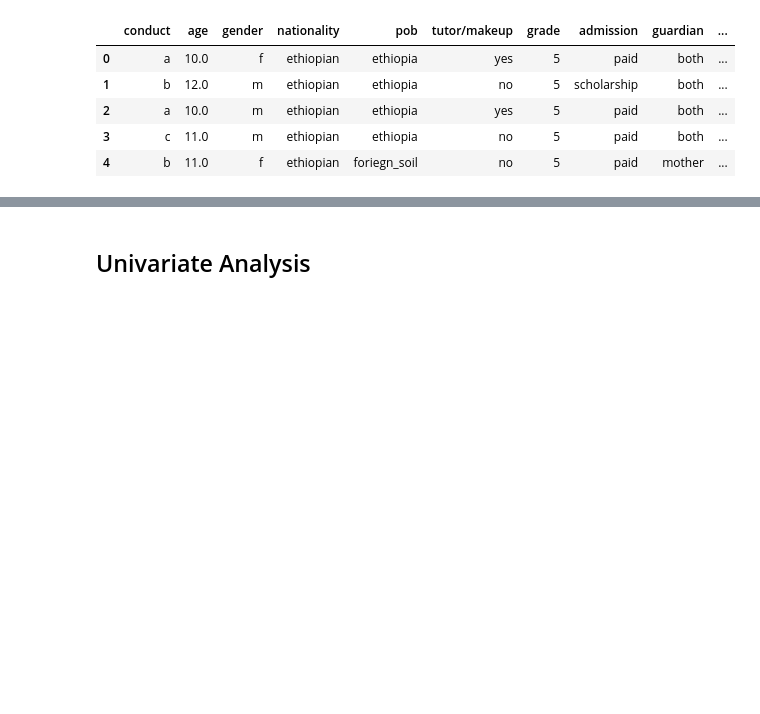
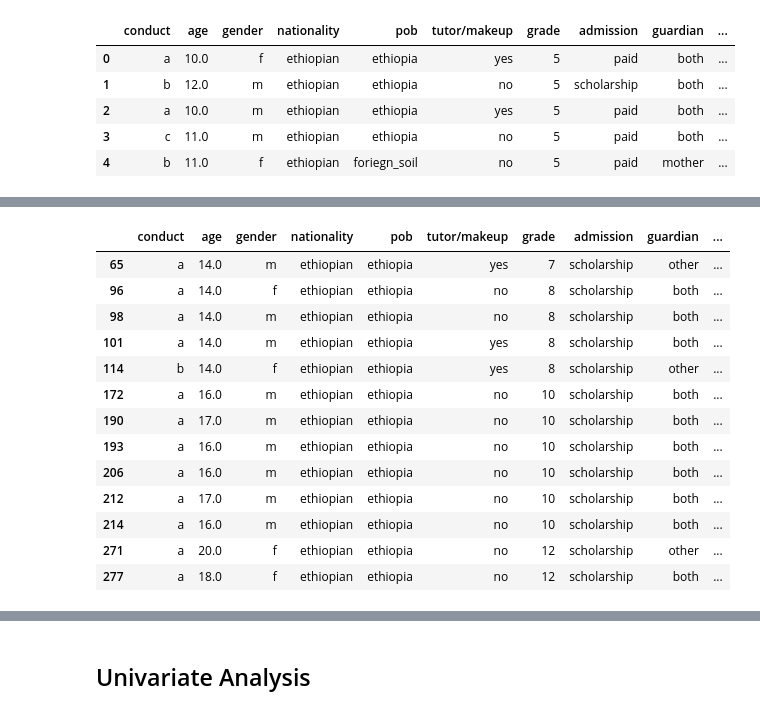
Before and after one commit to Ammon21/School-Data-Science-Project, a Jupyter notebook: notebooks/EDA.ipynb, the cells around one changed output, grey strips where cells are left out. Cells and saved outputs as stored; diff of their text form; code cells hidden in the pictures; blank space fills up the shorter version.

```diff
--- a/notebooks/EDA.ipynb
+++ b/notebooks/EDA.ipynb
@@ -10,7 +10,7 @@ import plotly.express as px
 import matplotlib.pyplot as plt
 import warnings
 warnings.filterwarnings('ignore')
-pd.set_option('display.max_columns', 70)
+pd.set_option('display.max_columns', 100)
 from sqlalchemy import create_engine
 # %%
 df = pd.read_csv(r"../data/hsmsx.csv")
@@ -24,0 +140,17 @@ df.head()
+# %%
+df[df.previous_school == 'abay']
+# %% [output]
+|  | conduct | age | gender | nationality | pob | tutor/makeup | grade | admission | guardian | ... |
+| 65 | a | 14.0 | m | ethiopian | ethiopia | yes | 7 | scholarship | other | ... |
+| 96 | a | 14.0 | f | ethiopian | ethiopia | no | 8 | scholarship | both | ... |
+| 98 | a | 14.0 | m | ethiopian | ethiopia | no | 8 | scholarship | both | ... |
+| 101 | a | 14.0 | m | ethiopian | ethiopia | yes | 8 | scholarship | both | ... |
+| 114 | b | 14.0 | f | ethiopian | ethiopia | yes | 8 | scholarship | other | ... |
+| 172 | a | 16.0 | m | ethiopian | ethiopia | no | 10 | scholarship | both | ... |
+| 190 | a | 17.0 | m | ethiopian | ethiopia | no | 10 | scholarship | both | ... |
+| 193 | a | 16.0 | m | ethiopian | ethiopia | no | 10 | scholarship | both | ... |
+| 206 | a | 16.0 | m | ethiopian | ethiopia | no | 10 | scholarship | both | ... |
+| 212 | a | 17.0 | m | ethiopian | ethiopia | no | 10 | scholarship | both | ... |
+| 214 | a | 16.0 | m | ethiopian | ethiopia | no | 10 | scholarship | both | ... |
+| 271 | a | 20.0 | f | ethiopian | ethiopia | no | 12 | scholarship | other | ... |
+| 277 | a | 18.0 | f | ethiopian | ethiopia | no | 12 | scholarship | both | ... |
```
Also changed, not shown: parts of 16 cells of this notebook, 4 other files.
